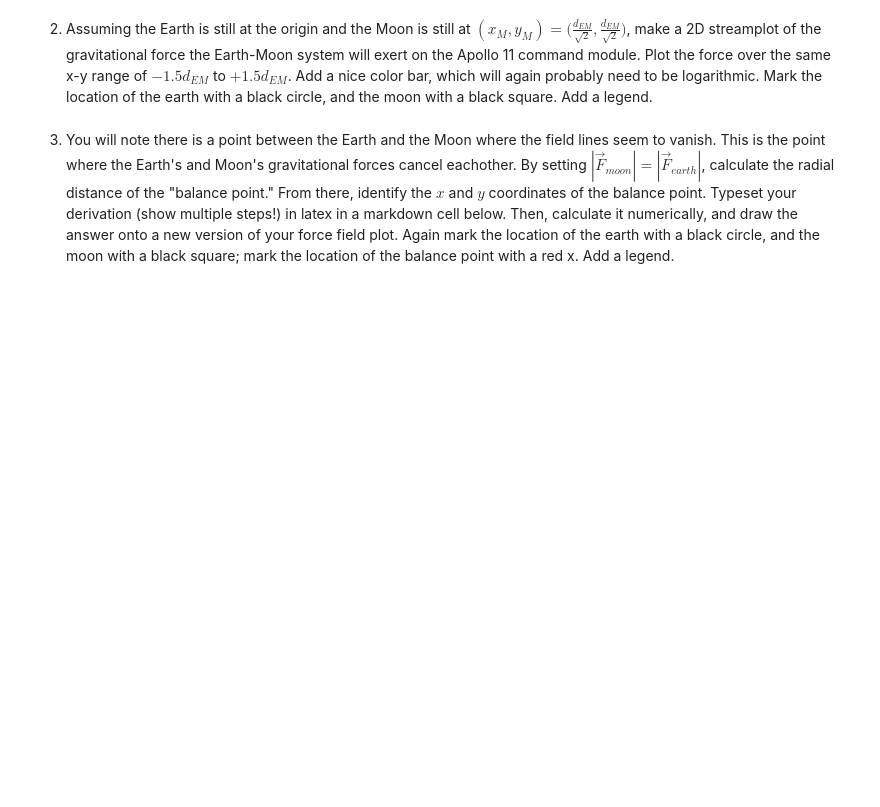
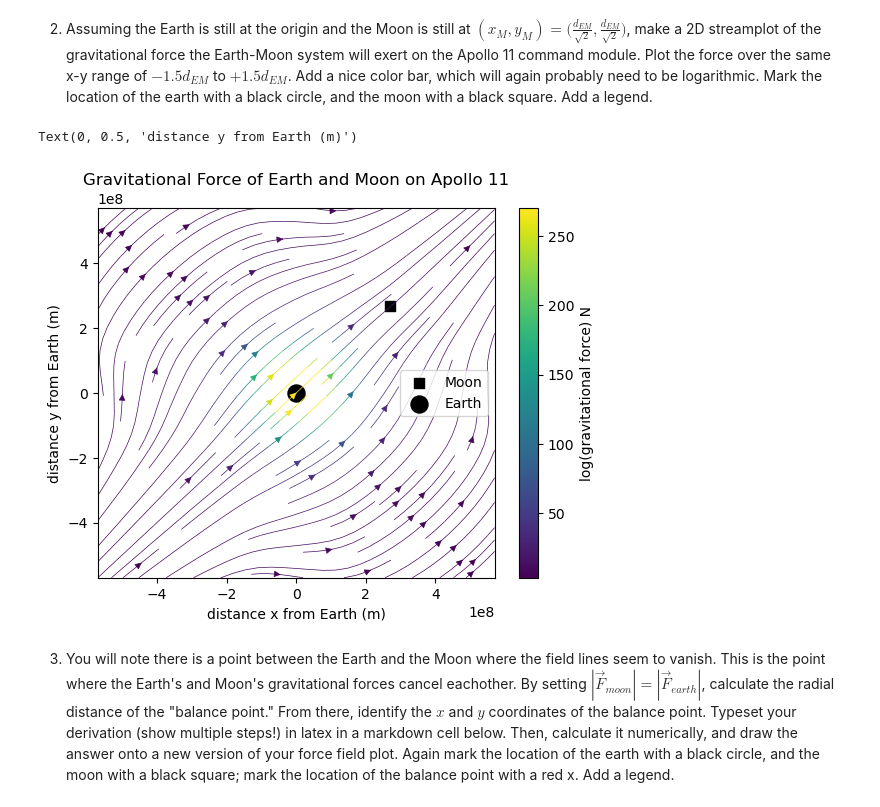
Before and after one commit to TanviSripathi/PHYS265-spring26, a Jupyter notebook: Lab1/lab1.ipynb, the cells around one changed output. Cells and saved outputs as stored; diff of their text form; code cells hidden in the pictures; blank space fills up the shorter version.

```diff
--- a/Lab1/lab1.ipynb
+++ b/Lab1/lab1.ipynb
@@ -45,6 +45,7 @@ A table of relevant physical constants is below. Good luck!
 import numpy as np
 import matplotlib.pyplot as plt
 import math
+import scipy
 
 # earth & moon constants
 m_e = 5.9 * 10**24
@@ -57,7 +58,7 @@ d_em = 3.8 * 10**8
 G = 6.67 * 10**-11
 g = 9.81
 # apollo & rocket masses and exhaust velocity
-m_ap = 5500
+m_ap = 5500.
 exhaust_v = 2.4 * 10**3
 burn_rate = 1.3 * 10**4
 wet_mass = 2.8 * 10**6
@@ -238,6 +288,37 @@ Plot the force over the same x-y range of $-1.5 d_{EM}$ to $+1.5 d_{EM}$.
 Add a nice color bar, which will again probably need to be logarithmic.
 Mark the location of the earth with a black circle, and the moon with a black square.
 Add a legend.
+# %%
+y, x = np.mgrid[-1.5*d_em:1.5*d_em:10j, -1.5*d_em:1.5*d_em:10j]
+x_stream = np.zeros((len(x), len(y)))
+y_stream = np.zeros((len(x), len(y)))
+
+for i in range(len(x)):
+    for j in range(len(y)):
+        earth = gravity_force(m_e, m_ap, (r_e, r_e), (float(x[i][j]), float(y[i][j])))
+        moon = gravity_force(m_m, m_ap, (d_em/np.sqrt(2), d_em/np.sqrt(2)), (float(x[i][j]), float(y[i][j])))
+
+        x_stream[i][j] = earth[0] + moon[0]
+        y_stream[i][j] = earth[1] + moon[1]
+
+force = np.sqrt((x_stream)**2 + (y_stream)**2)
+#print(force)
+
+fig, ax = plt.subplots()
+color = ax.streamplot(x, y, np.log(np.abs(x_stream)), np.log(np.abs(y_stream)), color = force, linewidth = 0.5, cmap = "viridis")
+cbar = fig.colorbar(color.lines)
+
+ax.scatter(d_em/np.sqrt(2), d_em/np.sqrt(2), marker = 's', color = 'black', s = 50, label = "Moon")
+ax.scatter(0,0, s = 150, marker = 'o', color = 'black', label = "Earth")
+
+ax.legend()
+ax.set_title("Gravitational Force of Earth and Moon on Apollo 11")
+cbar.set_label('log(gravitational force) N')
+ax.set_xlabel('distance x from Earth (m)')
+ax.set_ylabel('distance y from Earth (m)')
+# %% [output]
+Text(0, 0.5, 'distance y from Earth (m)')
+[figure, added]
 # %% [markdown]
 3. You will note there is a point between the Earth and the Moon where the field lines seem to vanish. This is the point where the Earth's and Moon's gravitational forces cancel eachother. By setting $|\vec{F}_{moon}| = |\vec{F}_{earth}|$, calculate the radial distance of the "balance point." From there, identify the $x$ and $y$ coordinates of the balance point. Typeset your derivation (show multiple steps!) in latex in a markdown cell below. Then, calculate it numerically, and draw the answer onto a new version of your force field plot. Again mark the location of the earth with a black circle, and the moon with a black square; mark the location of the balance point with a red x. Add a legend.
 # %% [markdown]
```
Also changed, not shown: parts of 10 cells of this notebook, 1 other file.
